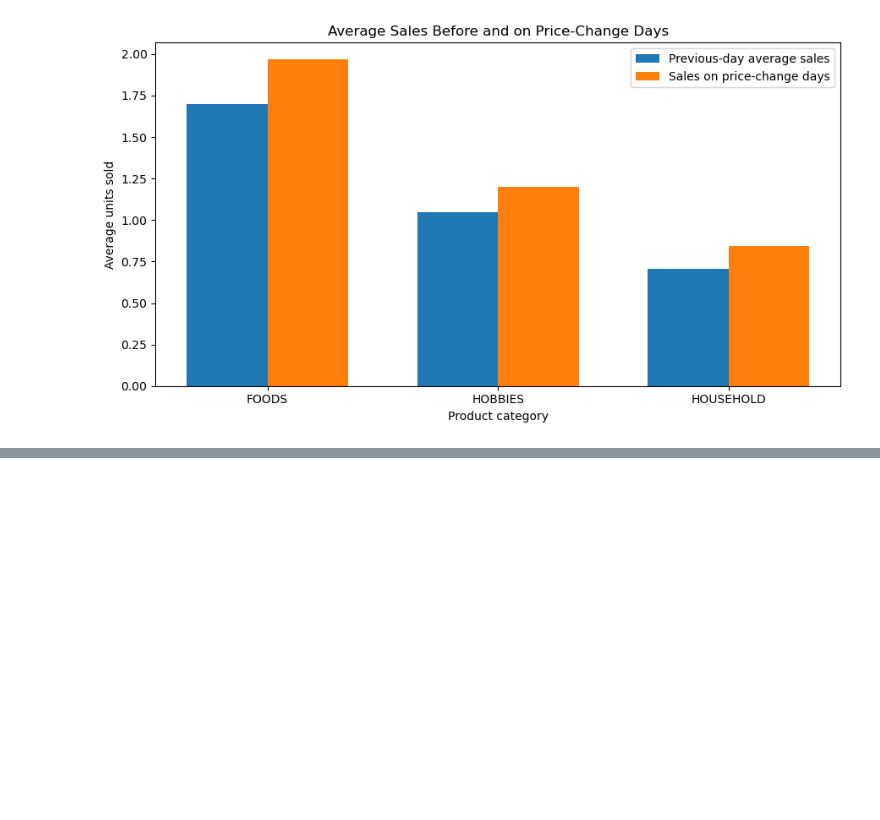
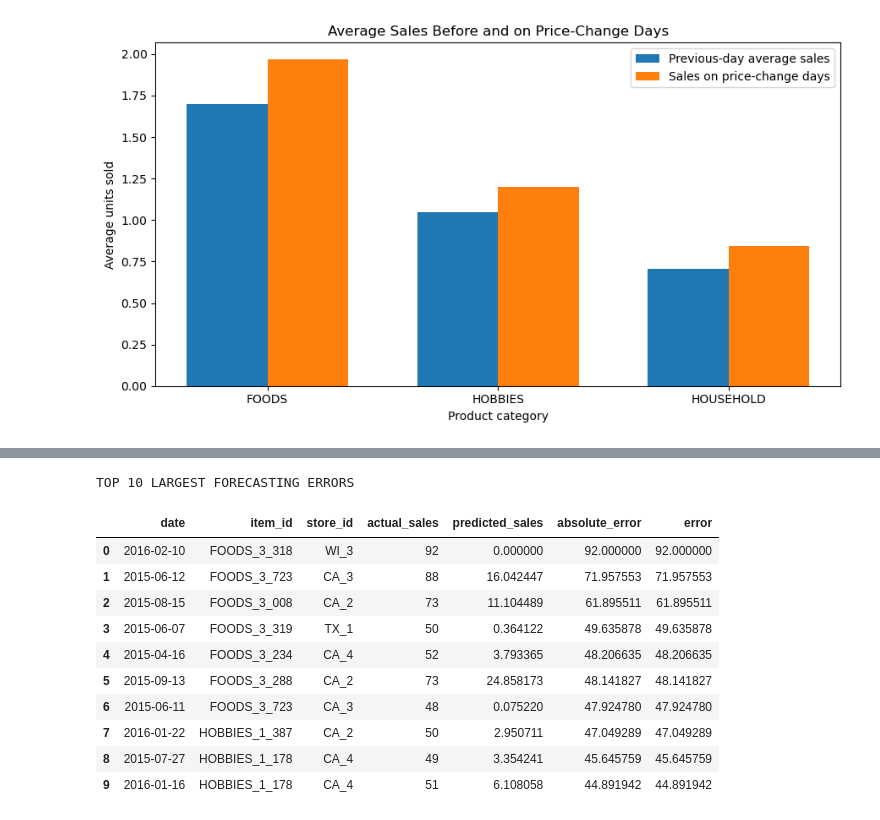
Before and after one commit to 20deepak28/demand-analysis-project, a Jupyter notebook: 04_baseline_model.ipynb, the cells around one changed output, grey strips where cells are left out. Cells and saved outputs as stored; diff of their text form; code cells hidden in the pictures; blank space fills up the shorter version.

Commit message:
Add files via upload
add Day 5 model evaluation and error analysis

```diff
--- a/04_baseline_model.ipynb
+++ b/04_baseline_model.ipynb
@@ -1815,0 +2277,14 @@ plt.show()
+# %%
+# Rebuild baseline matrices using the same rows as the price models
+
+X_train_base = train_model[base_features].copy()
+y_train_base = train_model[target].copy()
+
+X_test_base = test_model[base_features].copy()
+y_test_base = test_model[target].copy()
+
+print("Baseline training:", X_train_base.shape, y_train_base.shape)
+print("Baseline testing:", X_test_base.shape, y_test_base.shape)
+
+print("\nPrice-model training:", X_train_price.shape, y_train.shape)
+print("Price-model testing:", X_test_price.shape, y_test.shape)
@@ -1815,0 +2519,34 @@ plt.show()
+# %%
+# Find the 10 observations with the largest absolute errors
+
+largest_errors = (
+    error_df
+    .sort_values("absolute_error", ascending=False)
+    [[
+        "date",
+        "item_id",
+        "store_id",
+        "actual_sales",
+        "predicted_sales",
+        "absolute_error",
+        "error"
+    ]]
+    .head(10)
+    .reset_index(drop=True)
+)
+
+print("TOP 10 LARGEST FORECASTING ERRORS")
+display(largest_errors)
+# %% [output]
+TOP 10 LARGEST FORECASTING ERRORS
+|  | date | item_id | store_id | actual_sales | predicted_sales | absolute_error | error |
+| 0 | 2016-02-10 | FOODS_3_318 | WI_3 | 92 | 0.000000 | 92.000000 | 92.000000 |
+| 1 | 2015-06-12 | FOODS_3_723 | CA_3 | 88 | 16.042447 | 71.957553 | 71.957553 |
+| 2 | 2015-08-15 | FOODS_3_008 | CA_2 | 73 | 11.104489 | 61.895511 | 61.895511 |
+| 3 | 2015-06-07 | FOODS_3_319 | TX_1 | 50 | 0.364122 | 49.635878 | 49.635878 |
+| 4 | 2015-04-16 | FOODS_3_234 | CA_4 | 52 | 3.793365 | 48.206635 | 48.206635 |
+| 5 | 2015-09-13 | FOODS_3_288 | CA_2 | 73 | 24.858173 | 48.141827 | 48.141827 |
+| 6 | 2015-06-11 | FOODS_3_723 | CA_3 | 48 | 0.075220 | 47.924780 | 47.924780 |
+| 7 | 2016-01-22 | HOBBIES_1_387 | CA_2 | 50 | 2.950711 | 47.049289 | 47.049289 |
+| 8 | 2015-07-27 | HOBBIES_1_178 | CA_4 | 49 | 3.354241 | 45.645759 | 45.645759 |
+| 9 | 2016-01-16 | HOBBIES_1_178 | CA_4 | 51 | 6.108058 | 44.891942 | 44.891942 |
```
Also changed, not shown: parts of 83 cells of this notebook, 3 other files.
